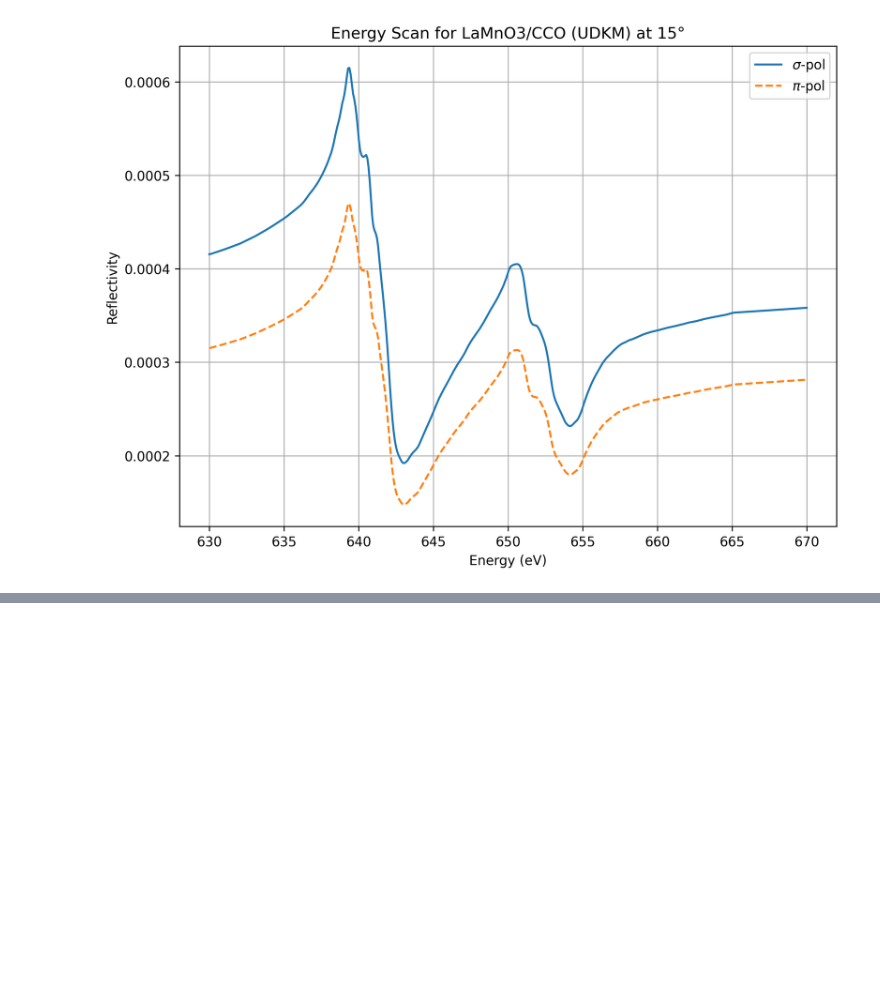
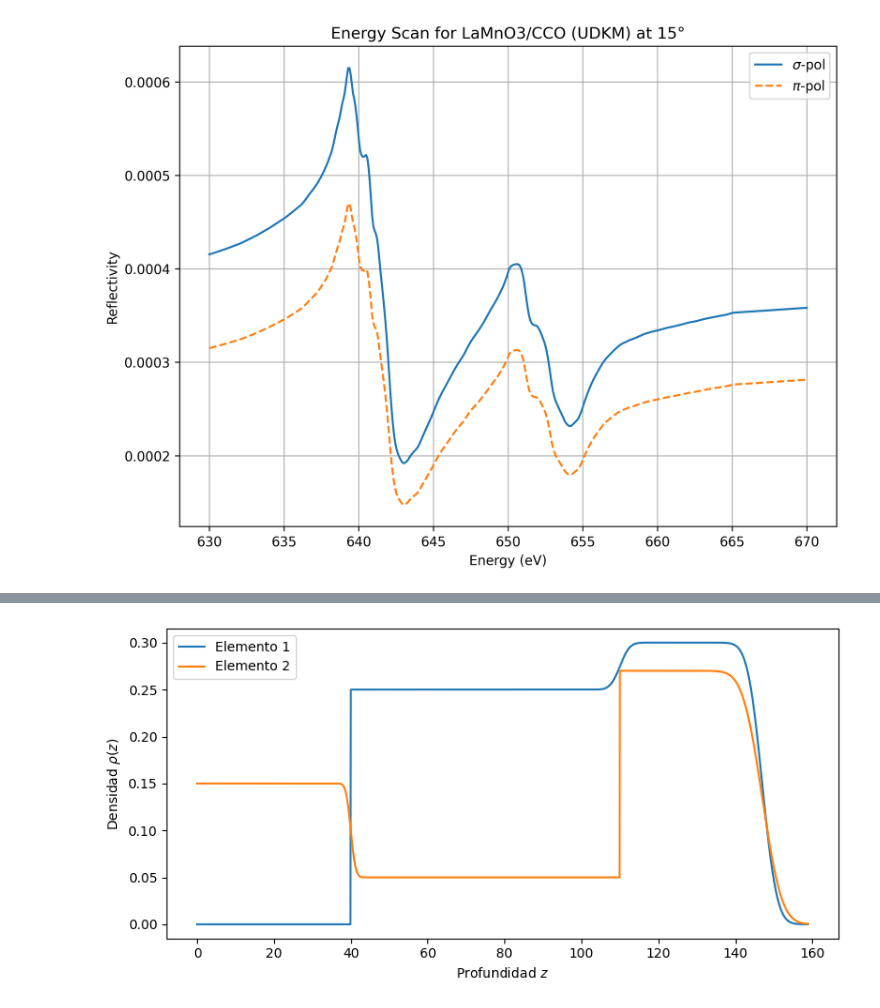
Before and after one commit to niaggar/rxr-mask, a Jupyter notebook: tests.ipynb, the cells around one changed output, grey strips where cells are left out. Cells and saved outputs as stored; diff of their text form; code cells hidden in the pictures; blank space fills up the shorter version.

Commit message:
[edit] density profile and refactor to layers

```diff
--- a/tests.ipynb
+++ b/tests.ipynb
@@ -295,0 +280,53 @@ Computed density contribution: [-0.00000000e+00 -0.00000000e+00 -0.00000000e+00
+# %%
+import numpy as np
+import matplotlib.pyplot as plt
+from scipy.special import erf
+
+def step_function(z, zi):
+    return np.where(z >= zi, 2.0, 0.0)
+
+def density_profile(thicknesses, densities, roughness, step=0.1):
+    pos = np.concatenate(([], np.cumsum(thicknesses)))
+
+    max_roughness = max(roughness.values(), key=lambda x: x[-1])[-1]
+    z = np.arange(0, pos[-1] + max_roughness*1.5, step)
+    dens = {}
+
+    for name, rho in densities.items():
+        profile = np.full_like(z, rho[0], dtype=float)
+
+        for i in range(len(thicknesses)):
+            drho = rho[i+1] - rho[i]
+            rough = roughness[name][i]
+
+            if rough == 0:
+                profile += 0.5 * (drho) * step_function(z, pos[i])
+            else:
+                profile += (drho/2) * (erf((z-pos[i])/(rough/np.sqrt(2))) + 1)
+
+        dens[name] = profile
+    return z, dens
+
+if __name__ == "__main__":
+    thicknesses = [40, 70, 37]
+    densities = {
+        'Elem1': [0.00, 0.25, 0.30, 0],
+        'Elem2': [0.15, 0.05, 0.27, 0]
+    }
+    roughness = {
+        'Elem1': [0, 4, 6],
+        'Elem2': [2, 0, 8]
+    }
+
+    z, dens = density_profile(thicknesses, densities, roughness, step=0.1)
+
+    plt.figure(figsize=(8,4))
+    plt.plot(z, dens['Elem1'], label='Elemento 1')
+    plt.plot(z, dens['Elem2'], label='Elemento 2')
+    plt.xlabel('Profundidad $z$')
+    plt.ylabel('Densidad $\\rho(z)$')
+    plt.legend()
+    plt.tight_layout()
+    plt.show()
+# %% [output]
+[figure, added]
```
Also changed, not shown: parts of 2 cells of this notebook, 13 other files.
